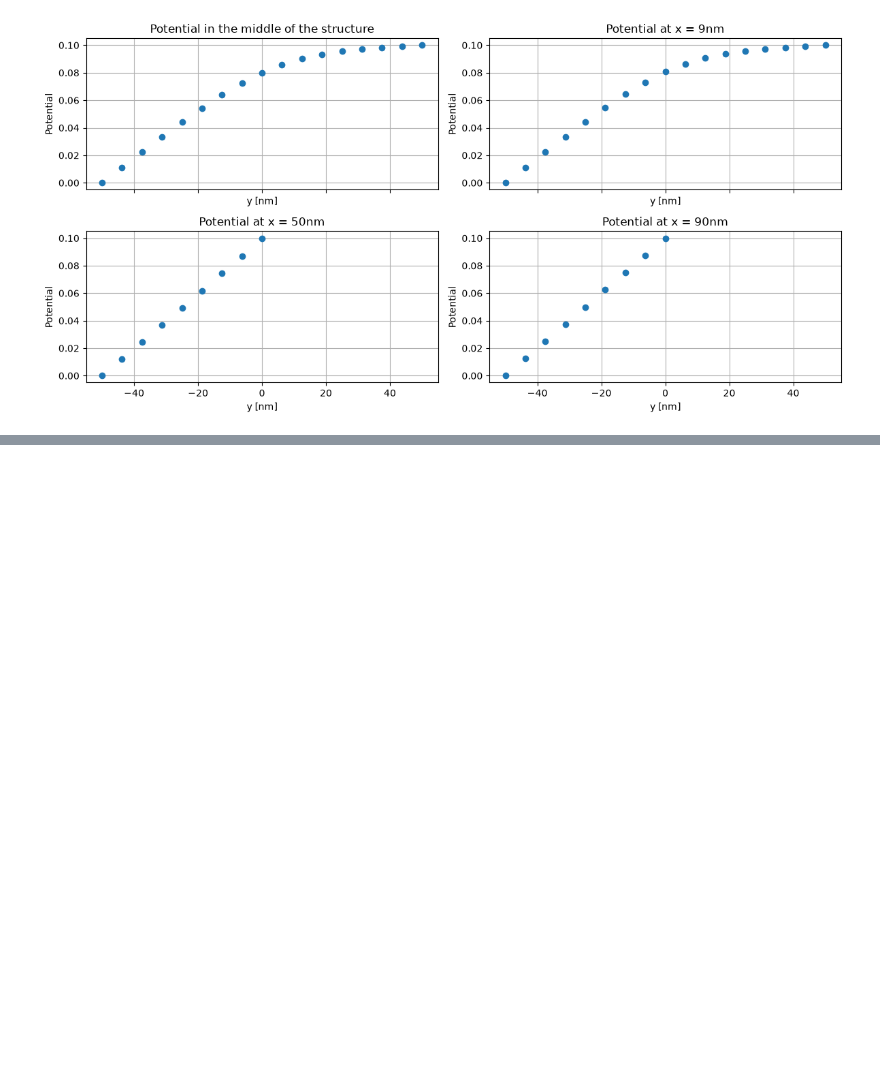
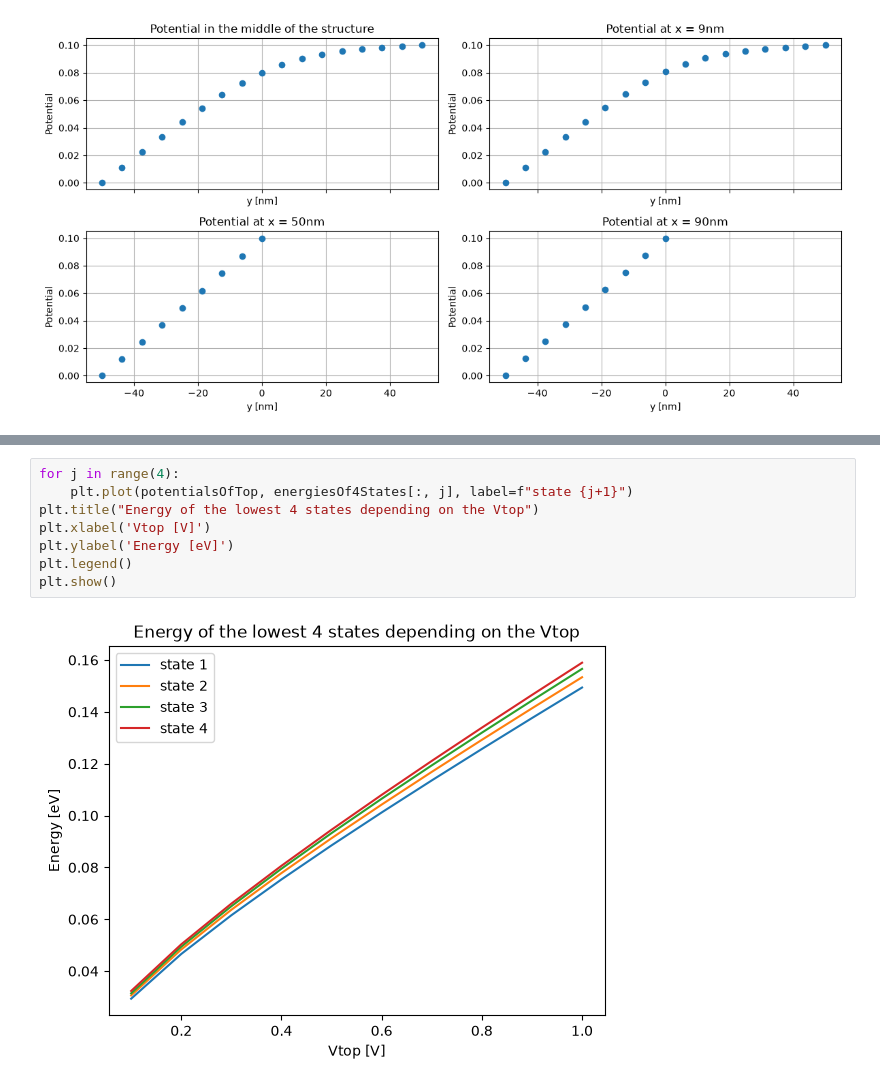
Before and after one commit to MatNogaj50/quantum-wire-poisson-fem, a Jupyter notebook: Projekt_MOF2.ipynb, the cells around one changed output, grey strips where cells are left out. Saved outputs shown, nothing was run; the diff lists cells and outputs as text; blank space fills up the shorter version.

```diff
--- a/Projekt_MOF2.ipynb
+++ b/Projekt_MOF2.ipynb
@@ -393,0 +428,10 @@ def get_node_eigenvalues_and_eigenvectors(potentials):
+# %%
+for j in range(4):
+    plt.plot(potentialsOfTop, energiesOf4States[:, j], label=f"state {j+1}")
+plt.title("Energy of the lowest 4 states depending on the Vtop")
+plt.xlabel('Vtop [V]')
+plt.ylabel('Energy [eV]')
+plt.legend()
+plt.show()
+# %% [output]
+[figure, added]
```
Also changed, not shown: parts of 6 cells of this notebook.
